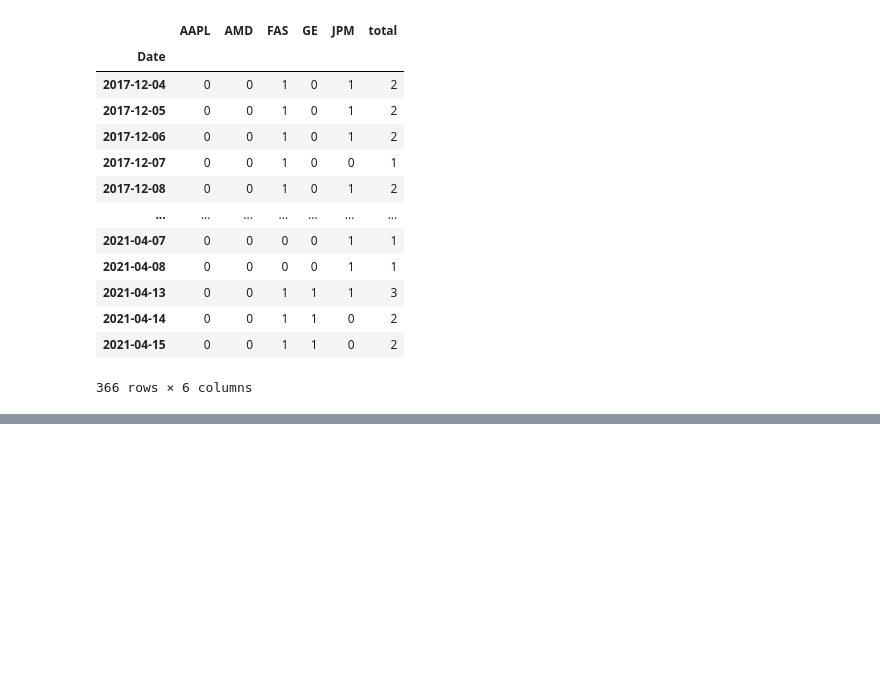
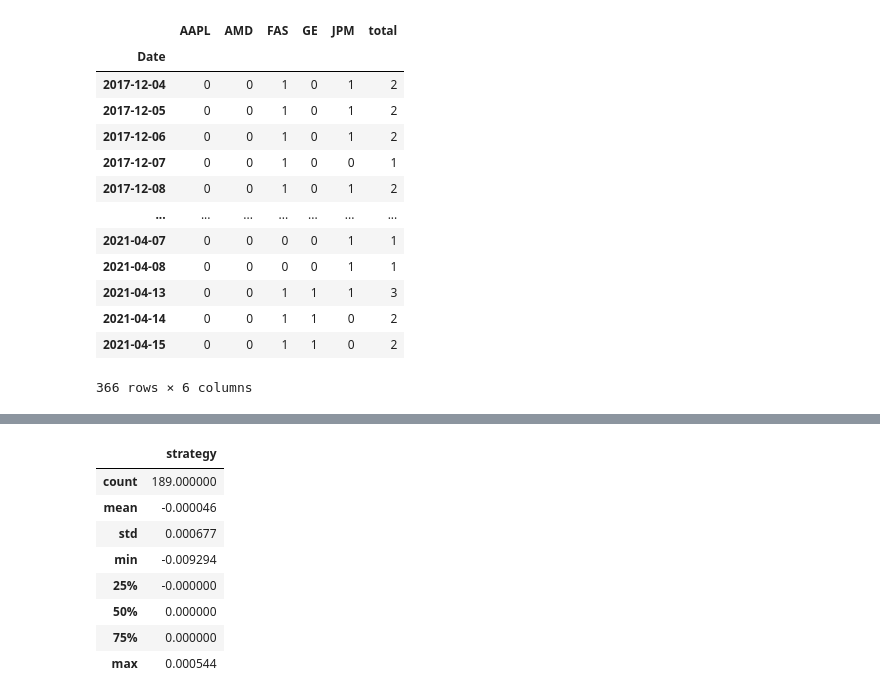
Before and after one commit to lishuangbei/LearnQuant, a Jupyter notebook: MALongPattern_combined_stocks.ipynb, the cells around one changed output, grey strips where cells are left out. Cells and saved outputs as stored; diff of their text form; code cells hidden in the pictures; blank space fills up the shorter version.

```diff
--- a/MALongPattern_combined_stocks.ipynb
+++ b/MALongPattern_combined_stocks.ipynb
@@ -135,0 +165,12 @@ results
+# %%
+results[results['signal'] == -1].describe()
+# %% [output]
+|  | strategy |
+| count | 189.000000 |
+| mean | -0.000046 |
+| std | 0.000677 |
+| min | -0.009294 |
+| 25% | -0.000000 |
+| 50% | 0.000000 |
+| 75% | 0.000000 |
+| max | 0.000544 |
```
Also changed, not shown: parts of 9 cells of this notebook, 3 other files.
